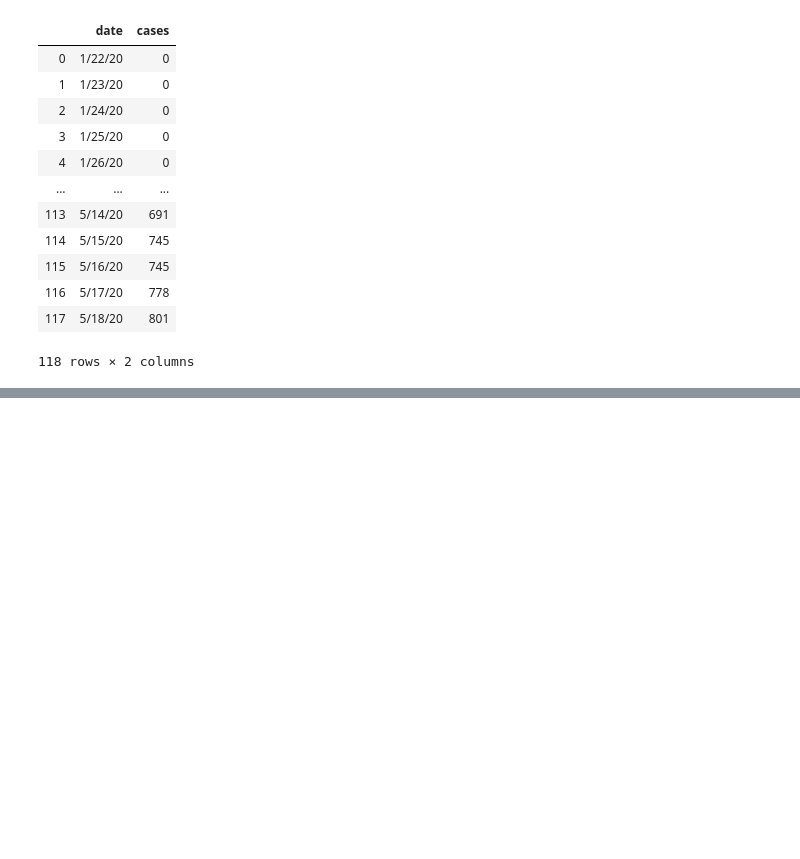
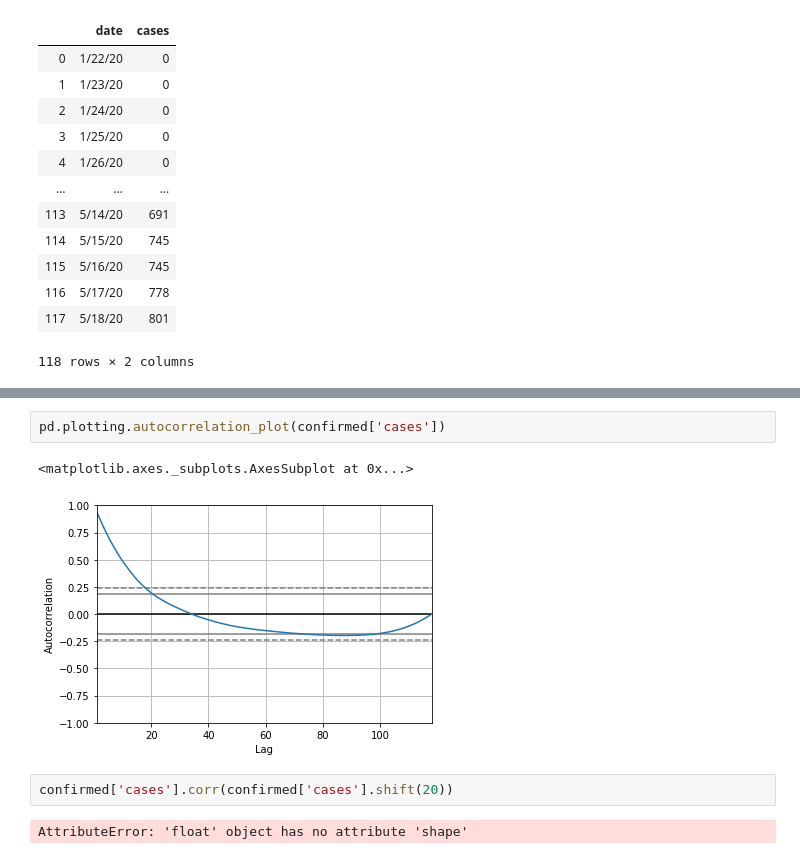
Before and after one commit to booknap/Data-analytics-time-series, a Jupyter notebook: auto_regression.ipynb, the cells around one changed output, grey strips where cells are left out. Saved outputs shown, nothing was run; the diff lists cells and outputs as text; blank space fills up the shorter version.

```diff
--- a/auto_regression.ipynb
+++ b/auto_regression.ipynb
@@ -81,0 +79,9 @@ ValueError: Pandas data cast to numpy dtype of object. Check input data with np.
+# %%
+pd.plotting.autocorrelation_plot(confirmed['cases'])
+# %% [output]
+<matplotlib.axes._subplots.AxesSubplot at 0x...>
+[figure, added]
+# %%
+confirmed['cases'].corr(confirmed['cases'].shift(20))
+# %% [output]
+AttributeError: 'float' object has no attribute 'shape'
```
Also changed, not shown: parts of 3 cells of this notebook.
